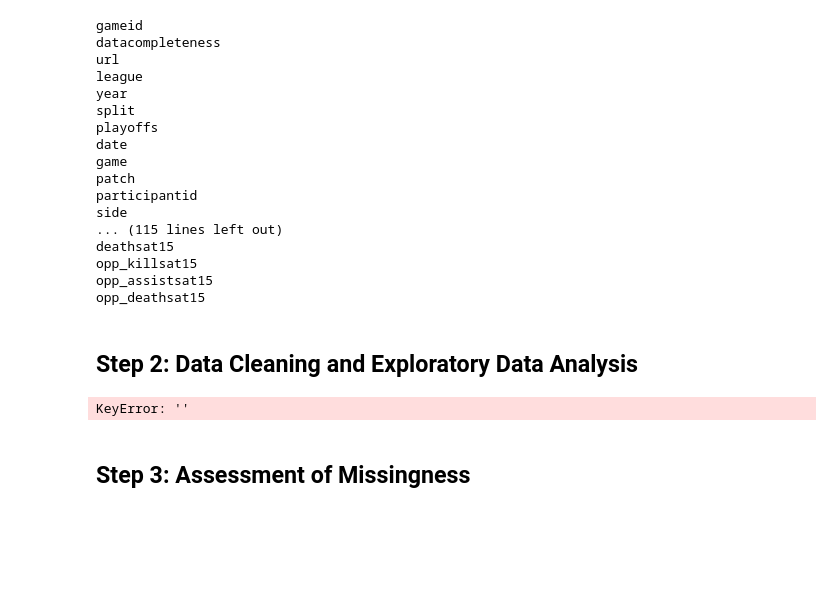
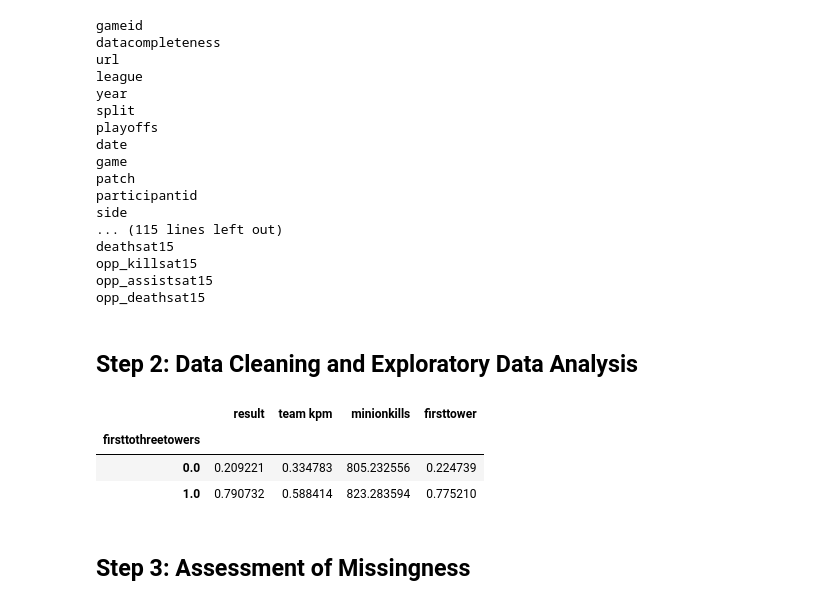
Before and after one commit to chriss-mo/League23, a Jupyter notebook: template.ipynb, the cells around one changed output. Cells and saved outputs as stored; diff of their text form; code cells hidden in the pictures; blank space fills up the shorter version.

```diff
--- a/template.ipynb
+++ b/template.ipynb
@@ -62,12 +60,48 @@ opp_deathsat15
 ## Step 2: Data Cleaning and Exploratory Data Analysis
 # %%
 # TODO
-custom_legend_names = {1: 'Wins with firsttothree', 0: 'Losses with firsttothree'}
-fig = px.pie(team_df, values='firsttothreetowers',names='result', title = 'Winrate First to Three Turrets')
-fig.update_layout(legend_title = 'Legend')
-fig.for_each_trace(lambda t: t.update(name=custom_legend_names[t.name]))
+# custom_legend_names = {1: 'Wins with firsttothree', 0: 'Losses with firsttothree'}
+# fig = px.pie(team_df, values='firsttothreetowers',names='result', title = 'Winrate First to Three Turrets')
+# fig.update_layout(legend_title = 'Legend')
+# fig.for_each_trace(lambda t: t.update(name=custom_legend_names[t.name]))
+# fig.show()
+
+
+# bivariate
+fig = px.histogram(team_df, x = 'minionkills')
 fig.show()
+
+fig_2 = px.histogram(team_df, x = 'minionkills')
+fig_2.show()
-# %% [output]
-KeyError: ''
+# %%
+# hold = {1.0: True, 0.0: False, np.NaN: False}
+
+# temp = team_df.copy()
+
+# temp.dropna()
+
+# temp = temp.replace({'firsttower' : hold})
+
+# print(temp['firsttower'])
+
+# fig = px.bar(
+#     temp,
+#     x='firsttower',
+#     y='firsttothreetowers',
+#     color='firsttower',
+#     color_discrete_map={True: 'red', False: 'blue'},
+#     title='First to three with First Tower',
+#     opacity= 0.5
+# )
+
+# fig.show()
+
+
+team_df.groupby('firsttothreetowers').mean()
+# %% [output]
+|  | result | team kpm | minionkills | firsttower |
+| firsttothreetowers |  |  |  |  |
+| 0.0 | 0.209221 | 0.334783 | 805.232556 | 0.224739 |
+| 1.0 | 0.790732 | 0.588414 | 823.283594 | 0.775210 |
 # %% [markdown]
 ## Step 3: Assessment of Missingness
```
Also changed, not shown: parts of 7 cells of this notebook.
